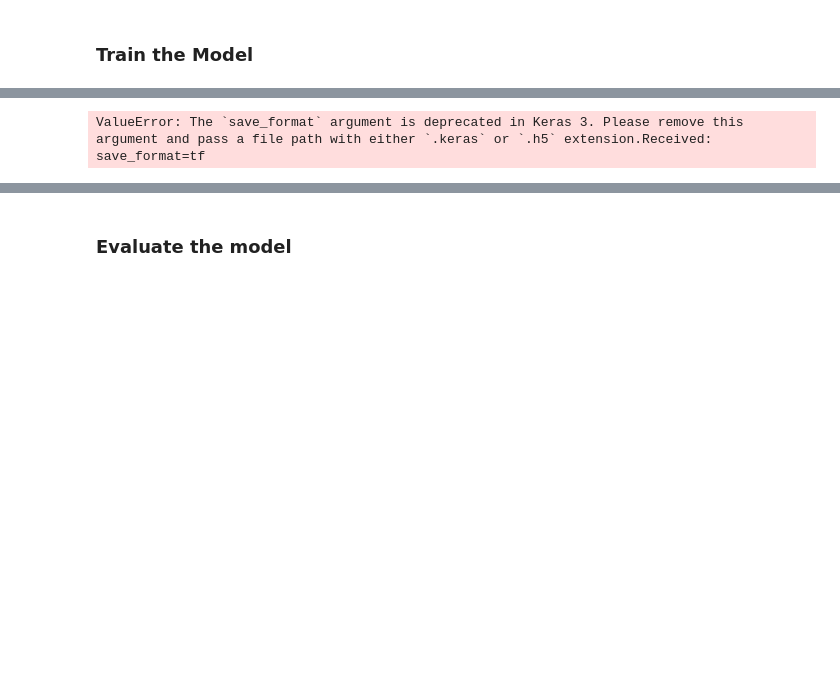
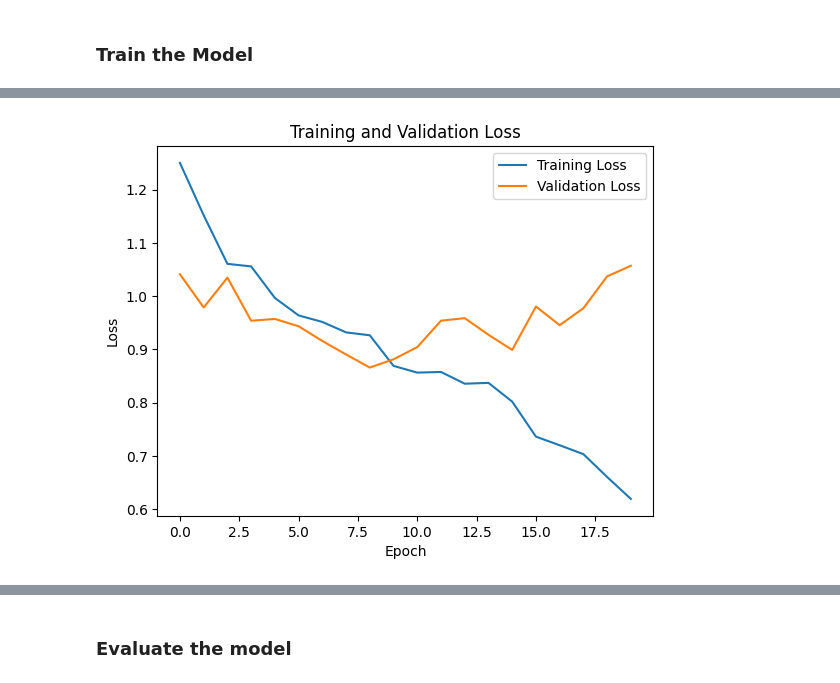
Before and after one commit to InduwaraGayashan001/EN3150-Assignment-03-CNN, a Jupyter notebook: Assignment _03_Neural_Nexus.ipynb, the cells around one changed output, grey strips where cells are left out. Drawn from its saved outputs; the diff is of its cells as text; code cells hidden in the pictures; blank space fills up the shorter version.

Commit message:
Second time trained

```diff
--- a/Assignment _03_Neural_Nexus.ipynb
+++ b/Assignment _03_Neural_Nexus.ipynb
@@ -116,11 +116,11 @@ def build_cnn(input_shape,x1, m1, x2, m2, x3, x4, m3, d, num_classes):
     model.add(layers.MaxPooling2D((2, 2), name='MaxPooling2D_2'))
 
     # Third Convolutional Layer
-    model.add(layers.Conv2D(x4, (m3, m3), activation='relu', name='Conv2D_3'))
+    model.add(layers.Conv2D(x3, (m3, m3), activation='relu', name='Conv2D_3'))
     model.add(layers.MaxPooling2D((2, 2), name='MaxPooling2D_3'))
 
     # Fourth Convolutional layer
-    model.add(layers.Conv2D(x4, (m3, m3), activation='relu', name='Conv2D_4'))
+    model.add(layers.Conv2D(x3, (m3, m3), activation='relu', name='Conv2D_4'))
     model.add(layers.MaxPooling2D((2, 2), name='MaxPooling2D_4'))
 
     # Flatten the output
@@ -175,19 +171,19 @@ Model: "Custom_CNN_Model"
 from tensorflow.keras.preprocessing.image import ImageDataGenerator
 
 # Define image size and batch size
-img_size = (224, 224)  # Resize images to 150x150
+img_size = (224, 224)  # Resize images to 224x224
 batch_size = 32
 
-# Create ImageDataGenerators for training, validation, and test sets
-train_datagen = ImageDataGenerator(rescale=1./255)  # Normalize images to [0, 1]
-validation_datagen = ImageDataGenerator(rescale=1./255)
+# Create ImageDataGenerators for training and validation sets
+train_datagen = ImageDataGenerator(rescale=1.0 / 255)  # Normalize images to [0, 1]
+validation_datagen = ImageDataGenerator(rescale=1.0 / 255)
 
 # Load data from directories
 train_generator = train_datagen.flow_from_directory(
     train_dir,
     target_size=img_size,
     batch_size=batch_size,
-    class_mode='categorical',  # Use categorical since labels are one-hot encoded
+    class_mode='categorical',  # Labels are one-hot encoded
     shuffle=True
 )
 
@@ -195,17 +191,54 @@ validation_generator = validation_datagen.flow_from_directory(
     validation_dir,
     target_size=img_size,
     batch_size=batch_size,
-    class_mode='categorical',
-    shuffle=False  # No shuffling for validation data
+    class_mode='categorical',  # Labels are one-hot encoded
+    shuffle=False
+)
+
+# Custom data generator to convert categorical labels to sparse labels
+import numpy as np
+
+def sparse_generator(data_generator):
+    """Convert one-hot labels to sparse labels for compatibility with sparse_categorical_crossentropy."""
+    for images, labels in data_generator:
+        yield images, np.argmax(labels, axis=1)  # Convert one-hot to sparse
+
+train_generator_sparse = sparse_generator(train_generator)
+validation_generator_sparse = sparse_generator(validation_generator)
+
+# Compile the model
+from tensorflow.keras.optimizers import Adam
+
+learning_rate = 0.001
+cnn_model.compile(
+    optimizer=Adam(learning_rate=learning_rate),
+    loss='sparse_categorical_crossentropy',  # Matches sparse labels
+    metrics=['accuracy']
 )
 
 # Train the model
+steps_per_epoch = train_generator.samples // batch_size
+validation_steps = validation_generator.samples // batch_size
+
 history = cnn_model.fit(
-    train_generator,
+    train_generator_sparse,
+    steps_per_epoch=steps_per_epoch,
     epochs=20,
-    validation_data=validation_generator,
+    validation_data=validation_generator_sparse,
+    validation_steps=validation_steps,
     verbose=1
 )
+
+# Plot training and validation loss
+import matplotlib.pyplot as plt
+
+plt.plot(history.history['loss'], label='Training Loss')
+plt.plot(history.history['val_loss'], label='Validation Loss')
+plt.title('Training and Validation Loss')
+plt.xlabel('Epoch')
+plt.ylabel('Loss')
+plt.legend()
+plt.show()
 # %% [output]
 Found 5468 images belonging to 5 classes.
 Found 1823 images belonging to 5 classes.
@@ -227,4 +260,4 @@ Epoch 20/20
-ValueError: The `save_format` argument is deprecated in Keras 3. Please remove this argument and pass a file path with either `.keras` or `.h5` extension.Received: save_format=tf
+[figure, added]
 # %%
 import matplotlib.pyplot as plt
 
```
Also changed, not shown: parts of 11 cells of this notebook.
